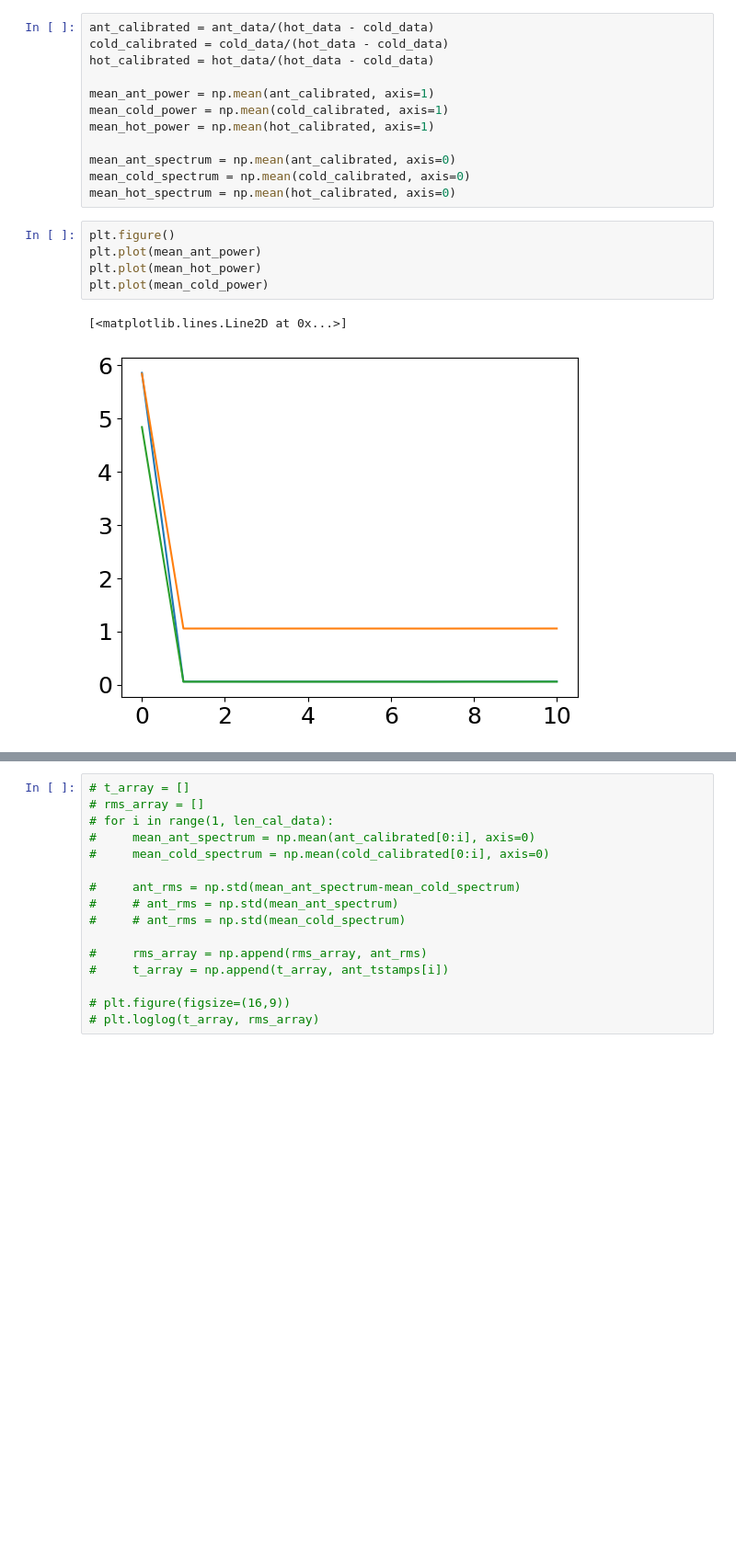
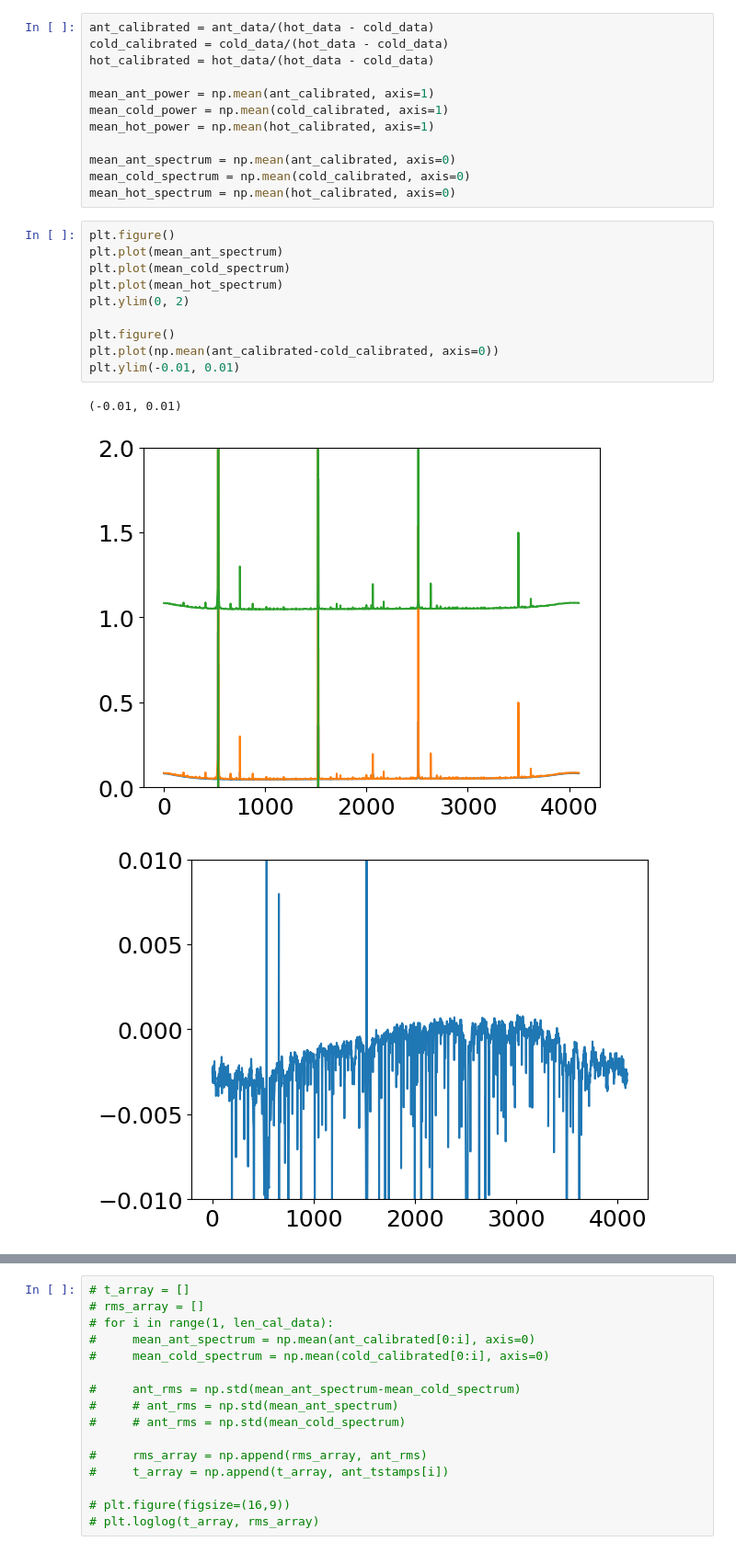
Before and after one commit to jnthek/diy_radiometer, a Jupyter notebook: pluto_radiometer/Test_hdf5_plutosdr.ipynb, the cells around one changed output, grey strips where cells are left out. Shown at 92% size. Drawn from its saved outputs; the diff is of its cells as text; blank space fills up the shorter version.

```diff
--- a/pluto_radiometer/Test_hdf5_plutosdr.ipynb
+++ b/pluto_radiometer/Test_hdf5_plutosdr.ipynb
@@ -71,14 +61,20 @@ mean_hot_power = np.mean(hot_calibrated, axis=1)
 mean_ant_spectrum = np.mean(ant_calibrated, axis=0)
 mean_cold_spectrum = np.mean(cold_calibrated, axis=0)
 mean_hot_spectrum = np.mean(hot_calibrated, axis=0)
-# %%
-plt.figure()
-plt.plot(mean_ant_power)
-plt.plot(mean_hot_power)
-plt.plot(mean_cold_power)
-# %% [output]
-[<matplotlib.lines.Line2D at 0x...>]
-[figure, removed]
+# %%
+plt.figure()
+plt.plot(mean_ant_spectrum)
+plt.plot(mean_cold_spectrum)
+plt.plot(mean_hot_spectrum)
+plt.ylim(0, 2)
+
+plt.figure()
+plt.plot(np.mean(ant_calibrated-cold_calibrated, axis=0))
+plt.ylim(-0.01, 0.01)
+# %% [output]
+(-0.01, 0.01)
+[figure, added]
+[figure, added]
 # %%
 av_cal_spec = (np.mean(ant_data, axis=0) - np.mean(cold_data, axis=0))/(np.mean(hot_data, axis=0) - np.mean(cold_data, axis=0))
 
```
Also changed, not shown: parts of 4 cells of this notebook.
